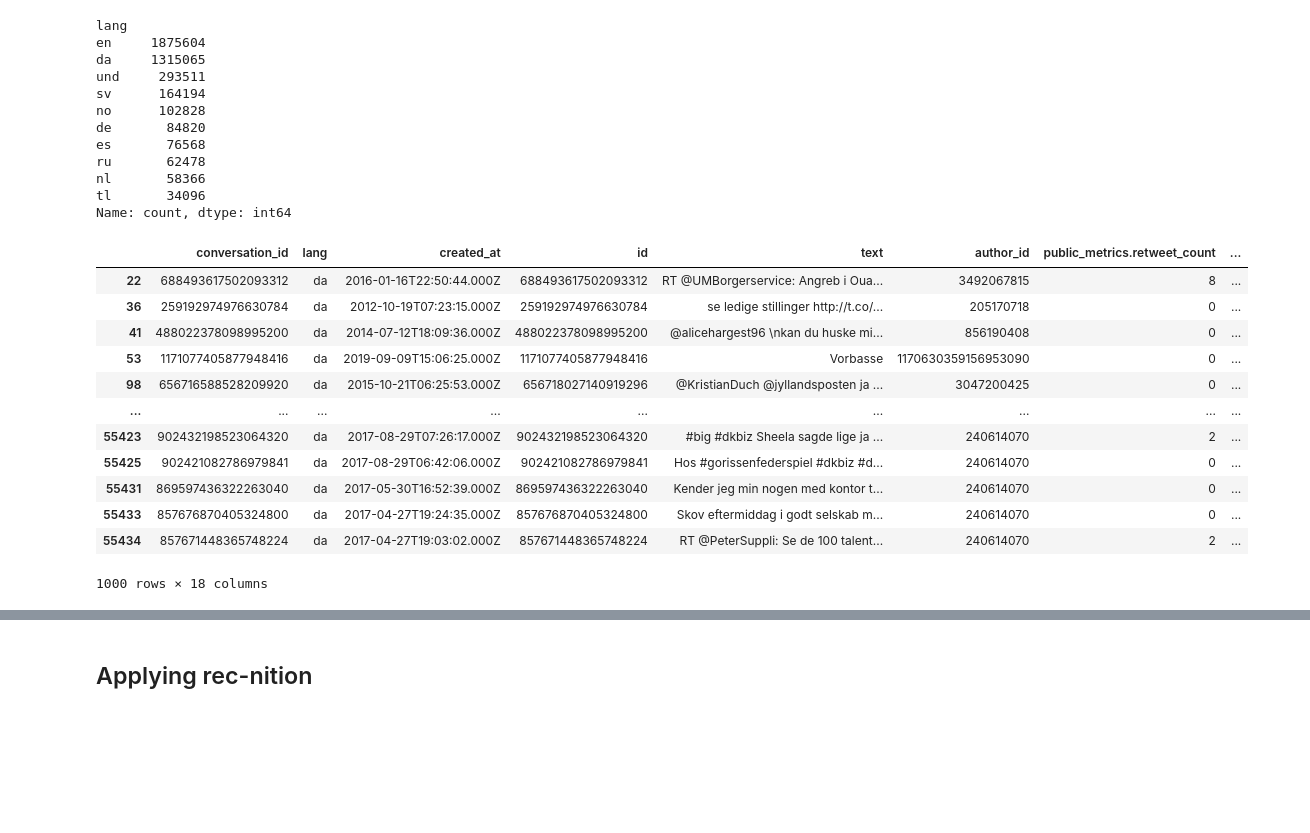
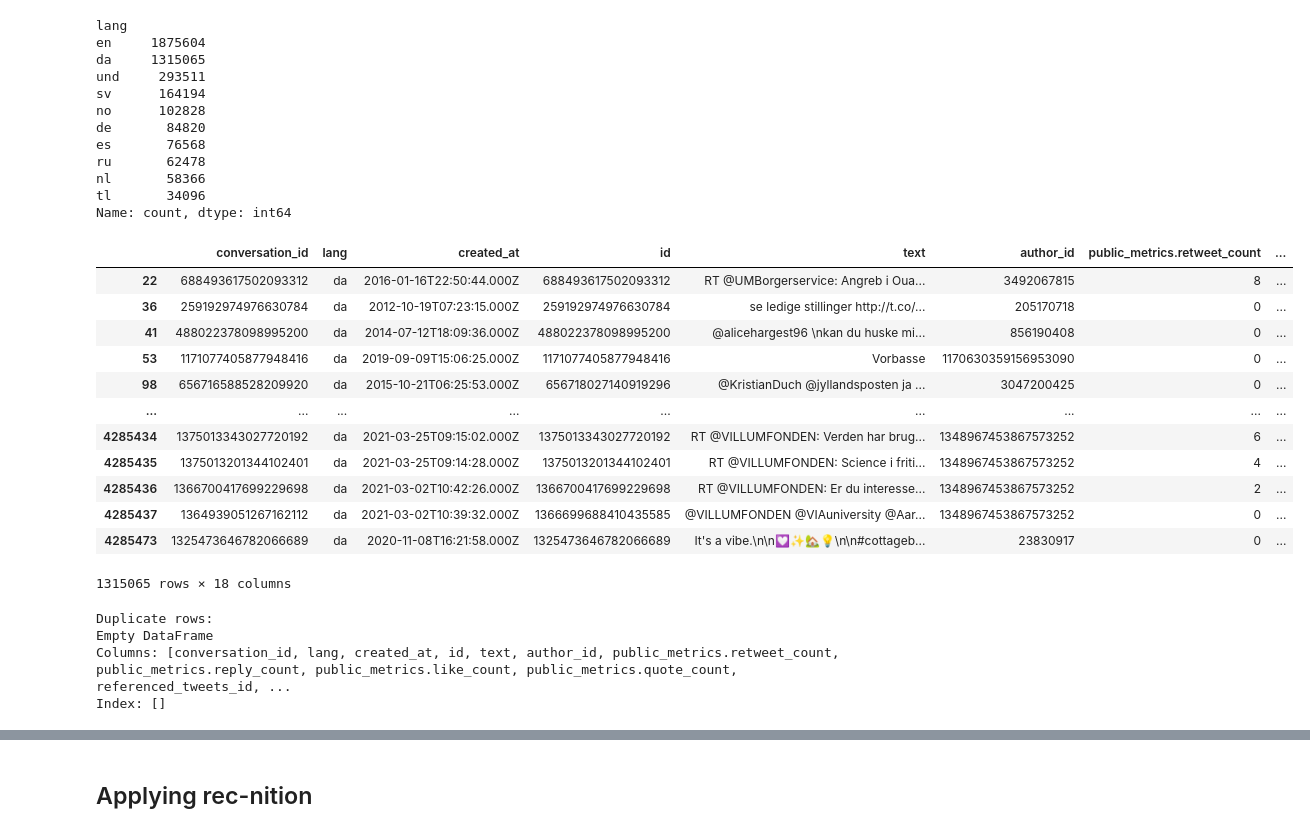
Before and after one commit to idadencker/STANDBY_IDA, a Jupyter notebook: Rec-nition and attack on twitter data/Scripts/Applying_algorithms.ipynb, the cells around one changed output, grey strips where cells are left out. Drawn from its saved outputs; the diff is of its cells as text; code cells hidden in the pictures; blank space fills up the shorter version.

```diff
--- a/Rec-nition and attack on twitter data/Scripts/Applying_algorithms.ipynb
+++ b/Rec-nition and attack on twitter data/Scripts/Applying_algorithms.ipynb
@@ -85,23 +85,37 @@ Name: count, dtype: int64
 # %%
 #filter to only danish
 danish = twitter[twitter['lang'] == 'da']
 danish
-#1,3 million tweets
-
-#Make a test dataset of 1000 examples
-danish_test = danish.head(1000)
-danish_test
+#1.315.065 tweets
 # %% [output]
 |  | conversation_id | lang | created_at | id | text | author_id | public_metrics.retweet_count | ... |
 | 22 | 688493617502093312 | da | 2016-01-16T22:50:44.000Z | 688493617502093312 | RT @UMBorgerservice: Angreb i Oua... | 3492067815 | 8 | ... |
 | 36 | 259192974976630784 | da | 2012-10-19T07:23:15.000Z | 259192974976630784 | se ledige stillinger http://t.co/... | 205170718 | 0 | ... |
 | 41 | 488022378098995200 | da | 2014-07-12T18:09:36.000Z | 488022378098995200 | @alicehargest96 \nkan du huske mi... | 856190408 | 0 | ... |
 | 53 | 1171077405877948416 | da | 2019-09-09T15:06:25.000Z | 1171077405877948416 | Vorbasse | 1170630359156953090 | 0 | ... |
 | 98 | 656716588528209920 | da | 2015-10-21T06:25:53.000Z | 656718027140919296 | @KristianDuch @jyllandsposten ja ... | 3047200425 | 0 | ... |
 | ... | ... | ... | ... | ... | ... | ... | ... | ... |
-| 55423 | 902432198523064320 | da | 2017-08-29T07:26:17.000Z | 902432198523064320 | #big #dkbiz Sheela sagde lige ja ... | 240614070 | 2 | ... |
-| 55425 | 902421082786979841 | da | 2017-08-29T06:42:06.000Z | 902421082786979841 | Hos #gorissenfederspiel #dkbiz #d... | 240614070 | 0 | ... |
-| 55431 | 869597436322263040 | da | 2017-05-30T16:52:39.000Z | 869597436322263040 | Kender jeg min nogen med kontor t... | 240614070 | 0 | ... |
-| 55433 | 857676870405324800 | da | 2017-04-27T19:24:35.000Z | 857676870405324800 | Skov eftermiddag i godt selskab m... | 240614070 | 0 | ... |
-| 55434 | 857671448365748224 | da | 2017-04-27T19:03:02.000Z | 857671448365748224 | RT @PeterSuppli: Se de 100 talent... | 240614070 | 2 | ... |
+| 4285434 | 1375013343027720192 | da | 2021-03-25T09:15:02.000Z | 1375013343027720192 | RT @VILLUMFONDEN: Verden har brug... | 1348967453867573252 | 6 | ... |
+| 4285435 | 1375013201344102401 | da | 2021-03-25T09:14:28.000Z | 1375013201344102401 | RT @VILLUMFONDEN: Science i friti... | 1348967453867573252 | 4 | ... |
+| 4285436 | 1366700417699229698 | da | 2021-03-02T10:42:26.000Z | 1366700417699229698 | RT @VILLUMFONDEN: Er du interesse... | 1348967453867573252 | 2 | ... |
+| 4285437 | 1364939051267162112 | da | 2021-03-02T10:39:32.000Z | 1366699688410435585 | @VILLUMFONDEN @VIAuniversity @Aar... | 1348967453867573252 | 0 | ... |
+| 4285473 | 1325473646782066689 | da | 2020-11-08T16:21:58.000Z | 1325473646782066689 | It's a vibe.\n\n💟✨🏡💡\n\n#cottageb... | 23830917 | 0 | ... |
-1000 rows × 18 columns
+1315065 rows × 18 columns
+# %%
+#check for duplicate rows
+
+# Identify duplicate rows
+duplicates_danish = danish.duplicated(keep=False)  # keep=False marks all duplicates as True
+
+# Filter the DataFrame to get only the duplicate rows
+duplicate_rows_danish = danish[duplicates_danish]
+
+print("Duplicate rows:")
+print(duplicate_rows_danish)
+
+#there are no duplicate rows
+# %% [output]
+Duplicate rows:
+Empty DataFrame
+Columns: [conversation_id, lang, created_at, id, text, author_id, public_metrics.retweet_count, public_metrics.reply_count, public_metrics.like_count, public_metrics.quote_count, referenced_tweets_id, ...
+Index: []
```
Also changed, not shown: parts of 20 cells of this notebook, 2 other files.
